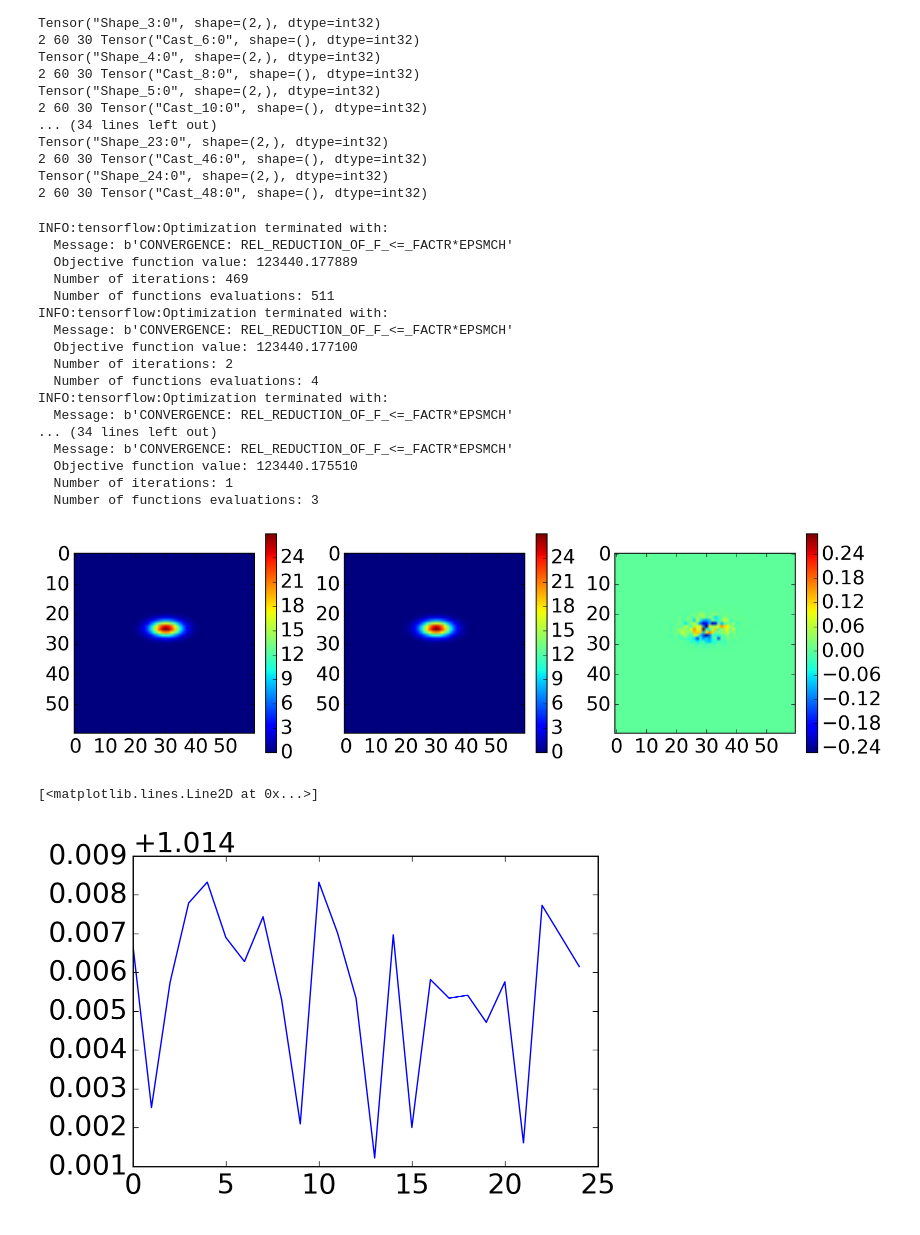
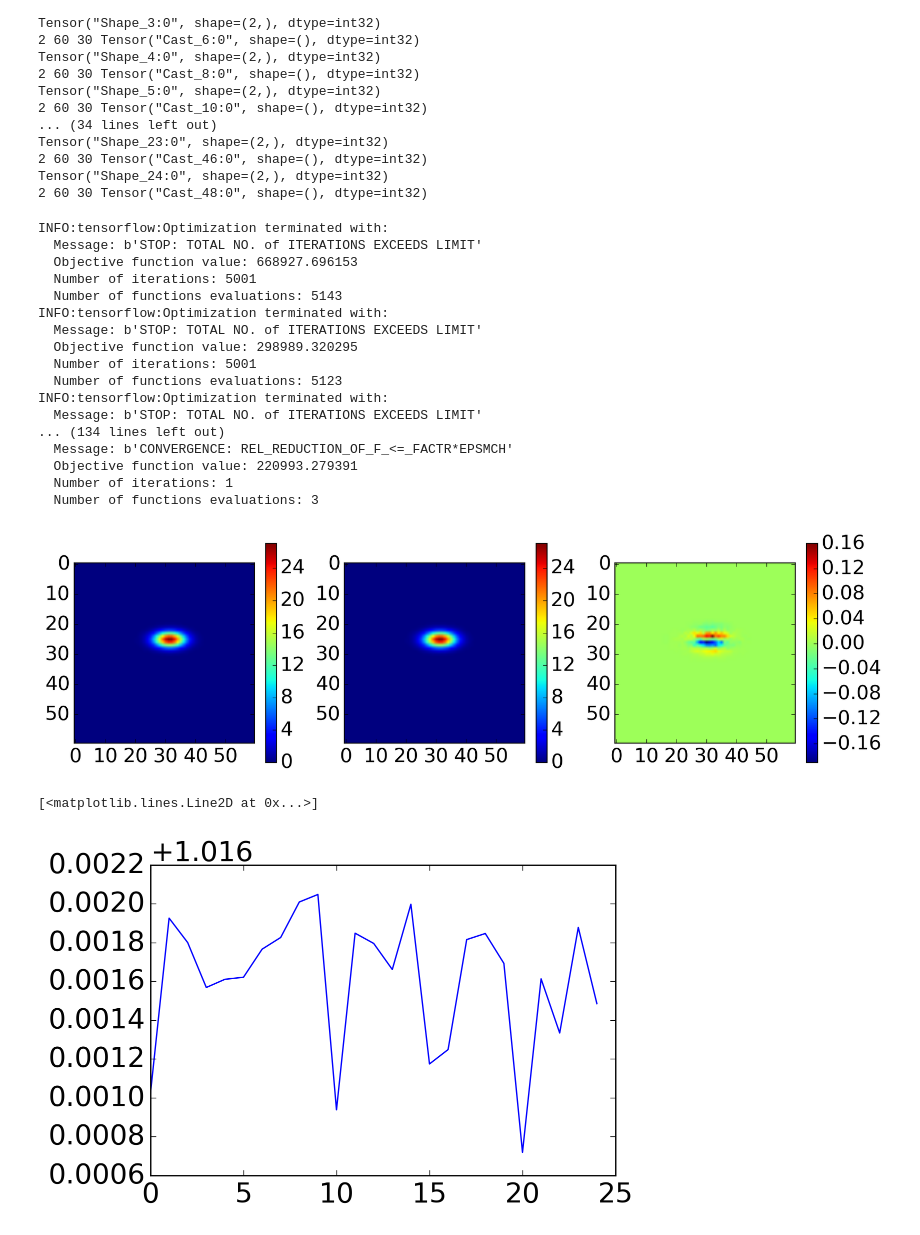
Before and after one commit to benmontet/nutella, a Jupyter notebook: tensorflow_usable_psf_example.ipynb, the cells around one changed output. Cells and saved outputs as stored; diff of their text form; code cells hidden in the pictures.

Commit message:
tensorflow example slightly improved

```diff
--- a/tensorflow_usable_psf_example.ipynb
+++ b/tensorflow_usable_psf_example.ipynb
@@ -38,8 +38,8 @@ for i in range(nframes):
          + (Y-ypos[i])**2/(2*sigma_y**2))))
 # %%
 #Z = 200*multivariate_gaussian(pos, mu, Sigma)
-Zerr = 0.005*np.sqrt(Z)+0.002
-Z += np.random.normal(0, 0.025, (nframes, 60,60))*np.sqrt(Z)
+Zerr = 0.005*np.sqrt(Z)+0.000002
+Z += np.random.normal(0, 0.005, (nframes, 60,60))*np.sqrt(Z)
 # %%
 plt.imshow(Z[4])
 plt.colorbar()
@@ -202,7 +202,7 @@ def p_operator_orig(image, xshift, yshift, pad):
         return output
 # %%
 optim = tf.contrib.opt.ScipyOptimizerInterface(loss=nll,
-                                                   method='L-BFGS-B', options={'maxiter': 2000})
+                                                   method='L-BFGS-B', options={'maxiter': 5000})
 
 nll_history = []
 
@@ -212,7 +212,7 @@ with tf.Session() as sess:
     # initialize
     sess.run(fetches=tf.global_variables_initializer())
 
-    for i in range(10):
+    for i in range(30):
         # gradient step
         optim.minimize(session=sess, feed_dict=data)
         # sess.run(fetches=train_op, feed_dict={x: x_obs})
@@ -224,42 +224,42 @@ with tf.Session() as sess:
     #pred = sess.run(model, feed_dict=data)
 # %% [output]
 INFO:tensorflow:Optimization terminated with:
+  Message: b'STOP: TOTAL NO. of ITERATIONS EXCEEDS LIMIT'
+  Objective function value: 668927.696153
+  Number of iterations: 5001
+  Number of functions evaluations: 5143
+INFO:tensorflow:Optimization terminated with:
+  Message: b'STOP: TOTAL NO. of ITERATIONS EXCEEDS LIMIT'
+  Objective function value: 298989.320295
+  Number of iterations: 5001
+  Number of functions evaluations: 5123
+INFO:tensorflow:Optimization terminated with:
+  Message: b'STOP: TOTAL NO. of ITERATIONS EXCEEDS LIMIT'
+... (134 lines left out)
   Message: b'CONVERGENCE: REL_REDUCTION_OF_F_<=_FACTR*EPSMCH'
-  Objective function value: 123440.177889
-  Number of iterations: 469
-  Number of functions evaluations: 511
-INFO:tensorflow:Optimization terminated with:
-  Message: b'CONVERGENCE: REL_REDUCTION_OF_F_<=_FACTR*EPSMCH'
-  Objective function value: 123440.177100
-  Number of iterations: 2
-  Number of functions evaluations: 4
-INFO:tensorflow:Optimization terminated with:
-  Message: b'CONVERGENCE: REL_REDUCTION_OF_F_<=_FACTR*EPSMCH'
-... (34 lines left out)
-  Message: b'CONVERGENCE: REL_REDUCTION_OF_F_<=_FACTR*EPSMCH'
-  Objective function value: 123440.175510
+  Objective function value: 220993.279391
   Number of iterations: 1
   Number of functions evaluations: 3
 # %%
-j = 24
+j = 8
 model = params[1][j]*p_operator_orig(params[2], params[0][j][0], params[0][j][1], 2)
 plt.figure(figsize=(14,4))
 plt.subplot(131)
 plt.imshow(model)
 plt.colorbar()
 plt.subplot(132)
 plt.imshow(Z[j])
 plt.colorbar()
 plt.subplot(133)
 plt.imshow(model-Z[j])
 plt.colorbar()
 plt.show()
 # %% [output]
-[figure, old version]
+[figure, new version]
 # %%
 plt.plot(params[1])
 # %% [output]
 [<matplotlib.lines.Line2D at 0x...>]
-[figure, old version]
+[figure, new version]
 # %%
 plt.plot(nll_history)
```
Also changed, not shown: parts of 4 cells of this notebook.
